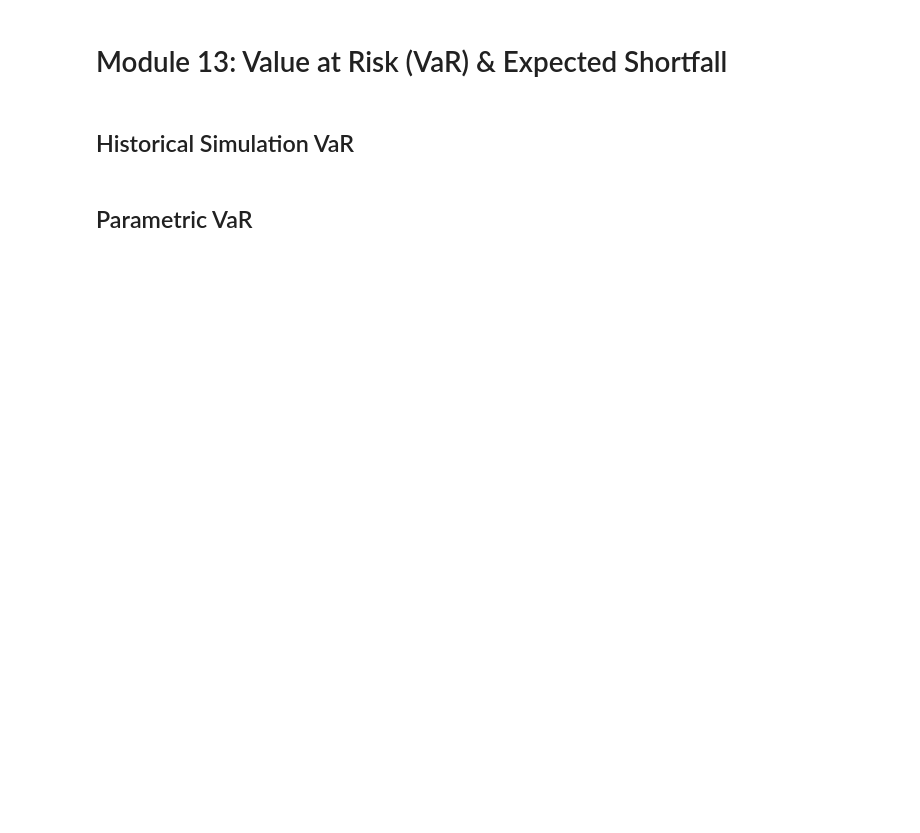
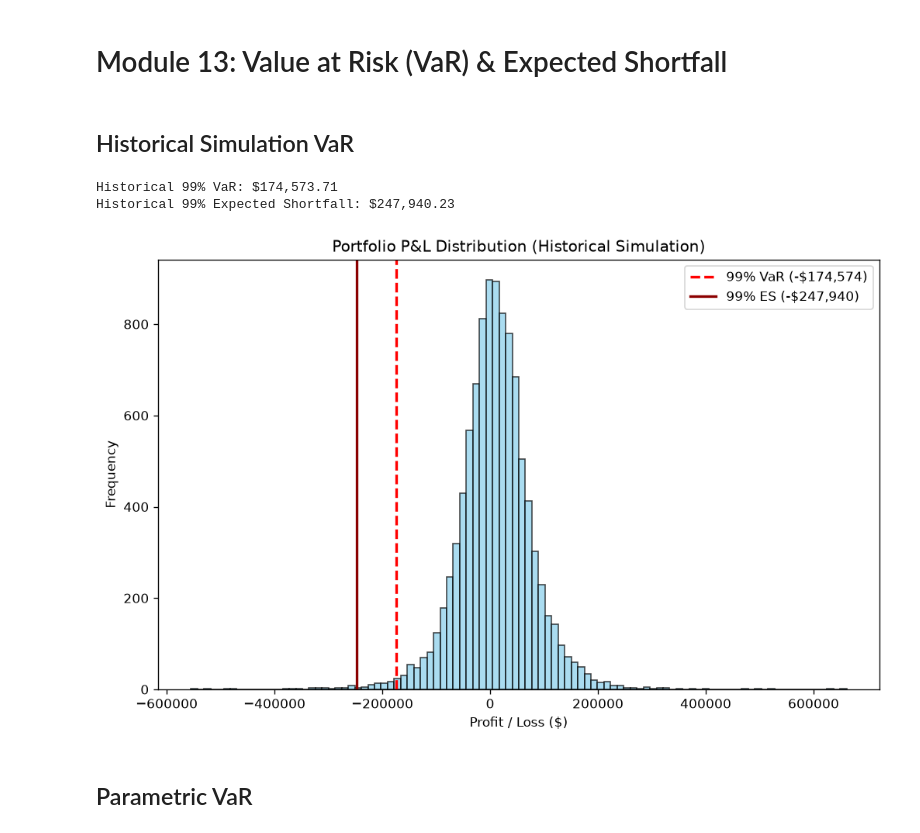
Before and after one commit to MukundAnkit/bond-modelling, a Jupyter notebook: notebooks/13-portfolio-var-verification.ipynb, the cells around one changed output. Drawn from its saved outputs; the diff is of its cells as text; code cells hidden in the pictures; blank space fills up the shorter version.

```diff
--- a/notebooks/13-portfolio-var-verification.ipynb
+++ b/notebooks/13-portfolio-var-verification.ipynb
@@ -3,11 +3,16 @@
 # %% [markdown]
 ## Historical Simulation VaR
 # %%
+import sys
+import os
+
+sys.path.insert(0, os.path.abspath(".."))
+
 import numpy as np
 import matplotlib.pyplot as plt
-from src.portfolio.var import historical_var, historical_expected_shortfall
-from src.portfolio.var import parametric_var, parametric_expected_shortfall
-from src.utils.plotting import set_theme
+from src.portfolio.var import historical_var, historical_expected_shortfall  # noqa: E402
+from src.portfolio.var import parametric_var, parametric_expected_shortfall  # noqa: E402
+from src.utils.plotting import set_theme  # noqa: E402
 
 set_theme()
 
@@ -17,33 +22,37 @@ pnl_historical = np.random.standard_t(df=4, size=10000) * 50000 + 10000
 
 # Calculate Historical VaR & ES at 99% confidence
 hist_var = historical_var(pnl_historical, 0.99)
 hist_es = historical_expected_shortfall(pnl_historical, 0.99)
 
 print(f"Historical 99% VaR: ${hist_var:,.2f}")
 print(f"Historical 99% Expected Shortfall: ${hist_es:,.2f}")
 
 # Plotting the P&L distribution
 plt.figure(figsize=(10, 6))
 plt.hist(pnl_historical, bins=100, color="skyblue", edgecolor="black", alpha=0.7)
 plt.axvline(
     -hist_var,
     color="red",
     linestyle="dashed",
     linewidth=2,
     label=f"99% VaR (-${hist_var:,.0f})",
 )
 plt.axvline(
     -hist_es,
     color="darkred",
     linestyle="solid",
     linewidth=2,
     label=f"99% ES (-${hist_es:,.0f})",
 )
 plt.title("Portfolio P&L Distribution (Historical Simulation)")
 plt.xlabel("Profit / Loss ($)")
 plt.ylabel("Frequency")
 plt.legend()
 plt.show()
+# %% [output]
+Historical 99% VaR: $174,573.71
+Historical 99% Expected Shortfall: $247,940.23
+[figure, added]
 # %% [markdown]
 ## Parametric VaR
 # %%
```
Also changed, not shown: parts of 1 cell of this notebook, 21 other files.
